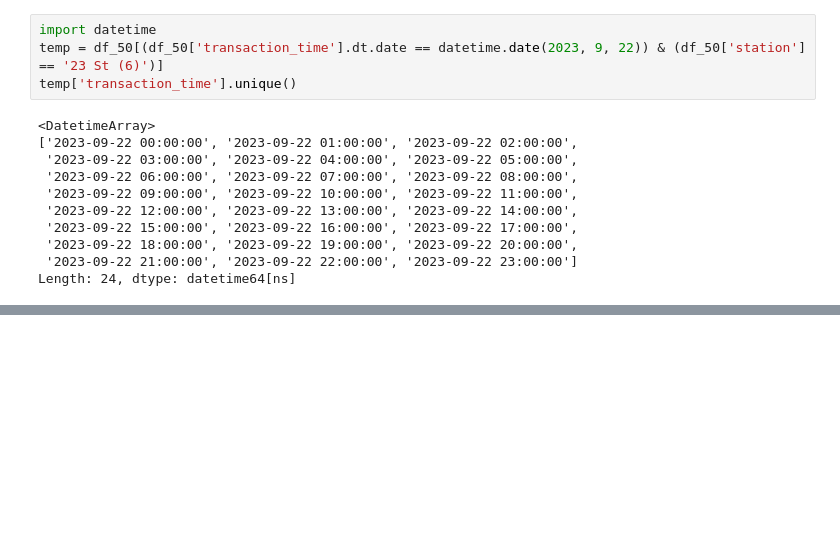
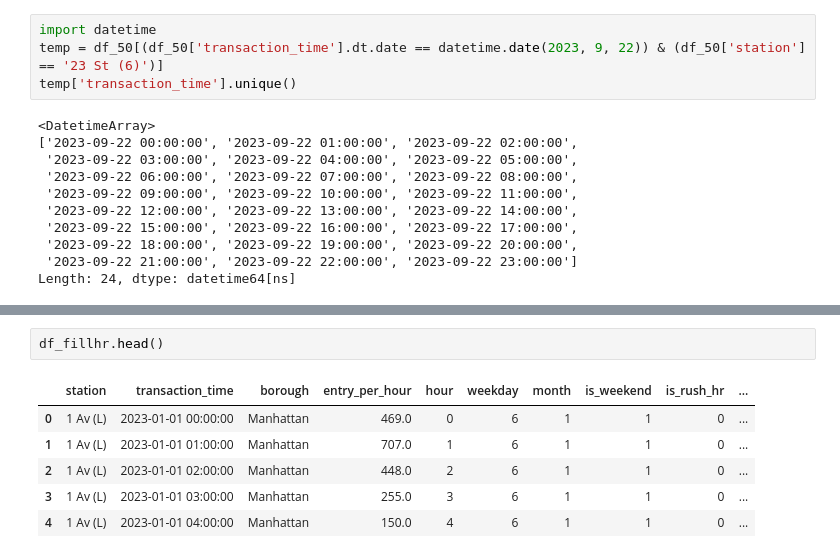
Before and after one commit to chyongha/subway_crowdness_prediction, a Jupyter notebook: data_preprocessing.ipynb, the cells around one changed output, grey strips where cells are left out. Saved outputs shown, nothing was run; the diff lists cells and outputs as text; blank space fills up the shorter version.

```diff
--- a/data_preprocessing.ipynb
+++ b/data_preprocessing.ipynb
@@ -258,0 +287,9 @@ clean_50
+# %%
+df_fillhr.head()
+# %% [output]
+|  | station | transaction_time | borough | entry_per_hour | hour | weekday | month | is_weekend | is_rush_hr | ... |
+| 0 | 1 Av (L) | 2023-01-01 00:00:00 | Manhattan | 469.0 | 0 | 6 | 1 | 1 | 0 | ... |
+| 1 | 1 Av (L) | 2023-01-01 01:00:00 | Manhattan | 707.0 | 1 | 6 | 1 | 1 | 0 | ... |
+| 2 | 1 Av (L) | 2023-01-01 02:00:00 | Manhattan | 448.0 | 2 | 6 | 1 | 1 | 0 | ... |
+| 3 | 1 Av (L) | 2023-01-01 03:00:00 | Manhattan | 255.0 | 3 | 6 | 1 | 1 | 0 | ... |
+| 4 | 1 Av (L) | 2023-01-01 04:00:00 | Manhattan | 150.0 | 4 | 6 | 1 | 1 | 0 | ... |
```
Also changed, not shown: parts of 8 cells of this notebook, 4 other files.
